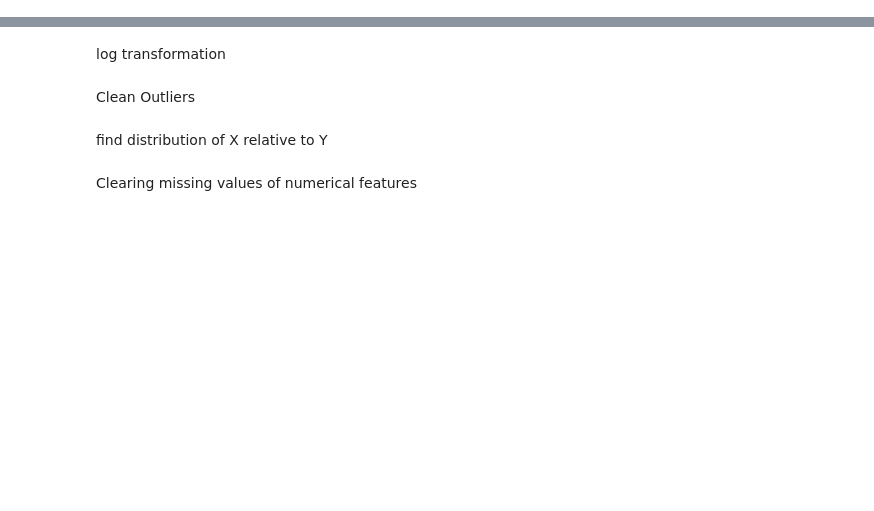
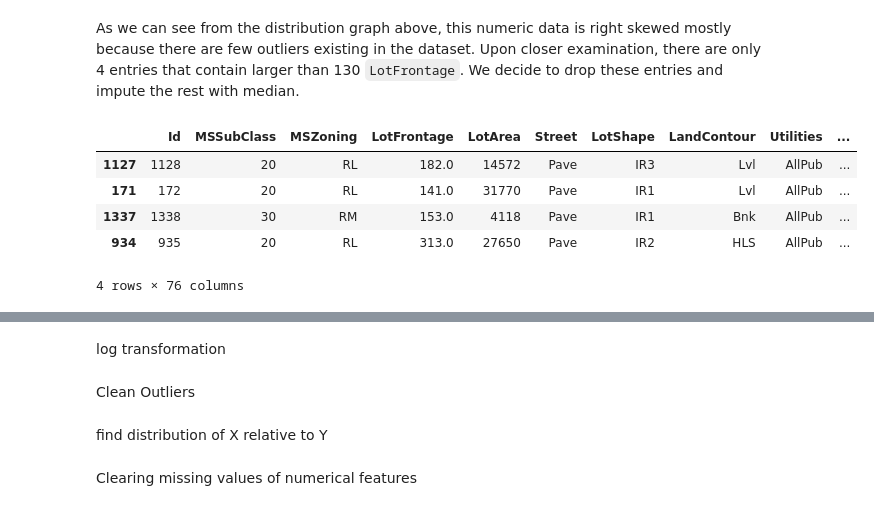
Before and after one commit to Yimei-Yang/HousingPrice-Kaggle-, a Jupyter notebook: house_price_prediction.ipynb, the cells around one changed output, grey strips where cells are left out. Cells and saved outputs as stored; diff of their text form; code cells hidden in the pictures; blank space fills up the shorter version.

```diff
--- a/house_price_prediction.ipynb
+++ b/house_price_prediction.ipynb
@@ -116,0 +15,10 @@ X_train, X_val, y_train, y_val = train_test_split(X, y, test_size=0.2)
+# %%
+import numpy as np
+import sklearn
+from sklearn.model_selection import train_test_split
+train_df, test_df= train_test_split(trainset, test_size = 0.3, random_state=123)
+# %%
+X_train = train_df.drop(columns = ["SalePrice"])
+y_train = train_df["SalePrice"]
+X_train = test_df.drop(columns = ["SalePrice"])
+y_train = test_df["SalePrice"]
@@ -116,0 +31,4 @@ X_train, X_val, y_train, y_val = train_test_split(X, y, test_size=0.2)
+# %%
+X_train = X_train.drop(columns = ["Alley", "PoolQC", "Fence", "MiscFeature"])
+# %%
+X_train_copy = X_train.copy(deep=True)
@@ -116,0 +92,11 @@ X_train, X_val, y_train, y_val = train_test_split(X, y, test_size=0.2)
+# %% [markdown]
+As we can see from the distribution graph above, this numeric data is right skewed mostly because there are few outliers existing in the dataset. Upon closer examination, there are only 4 entries that contain larger than 130 `LotFrontage`. We decide to drop these entries and impute the rest with median.
+# %%
+X_train_copy[X_train_copy["LotFrontage"]>130]
+# %% [output]
+|  | Id | MSSubClass | MSZoning | LotFrontage | LotArea | Street | LotShape | LandContour | Utilities | ... |
+| 1127 | 1128 | 20 | RL | 182.0 | 14572 | Pave | IR3 | Lvl | AllPub | ... |
+| 171 | 172 | 20 | RL | 141.0 | 31770 | Pave | IR1 | Lvl | AllPub | ... |
+| 1337 | 1338 | 30 | RM | 153.0 | 4118 | Pave | IR1 | Bnk | AllPub | ... |
+| 934 | 935 | 20 | RL | 313.0 | 27650 | Pave | IR2 | HLS | AllPub | ... |
+4 rows × 76 columns
```
Also changed, not shown: parts of 115 cells of this notebook.
